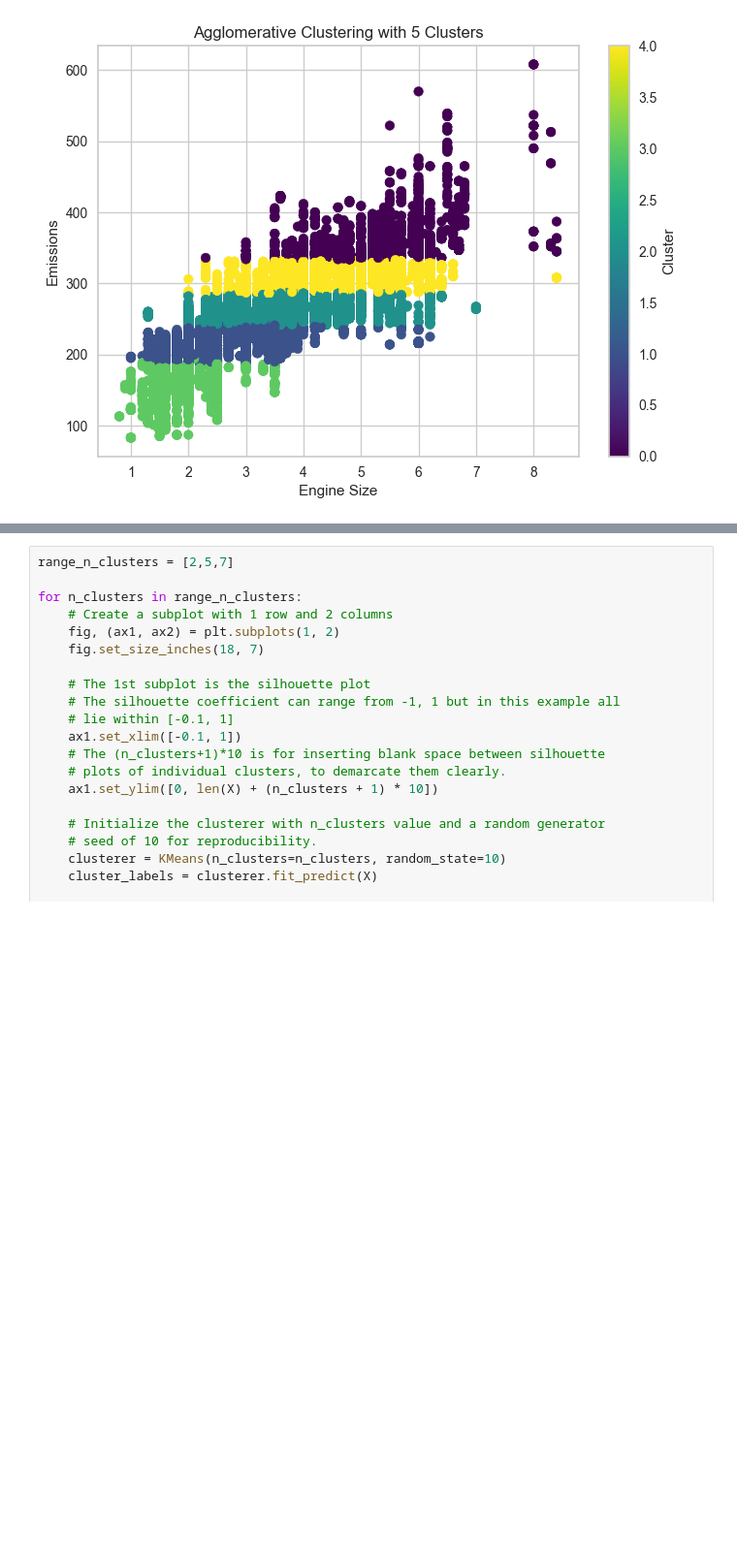
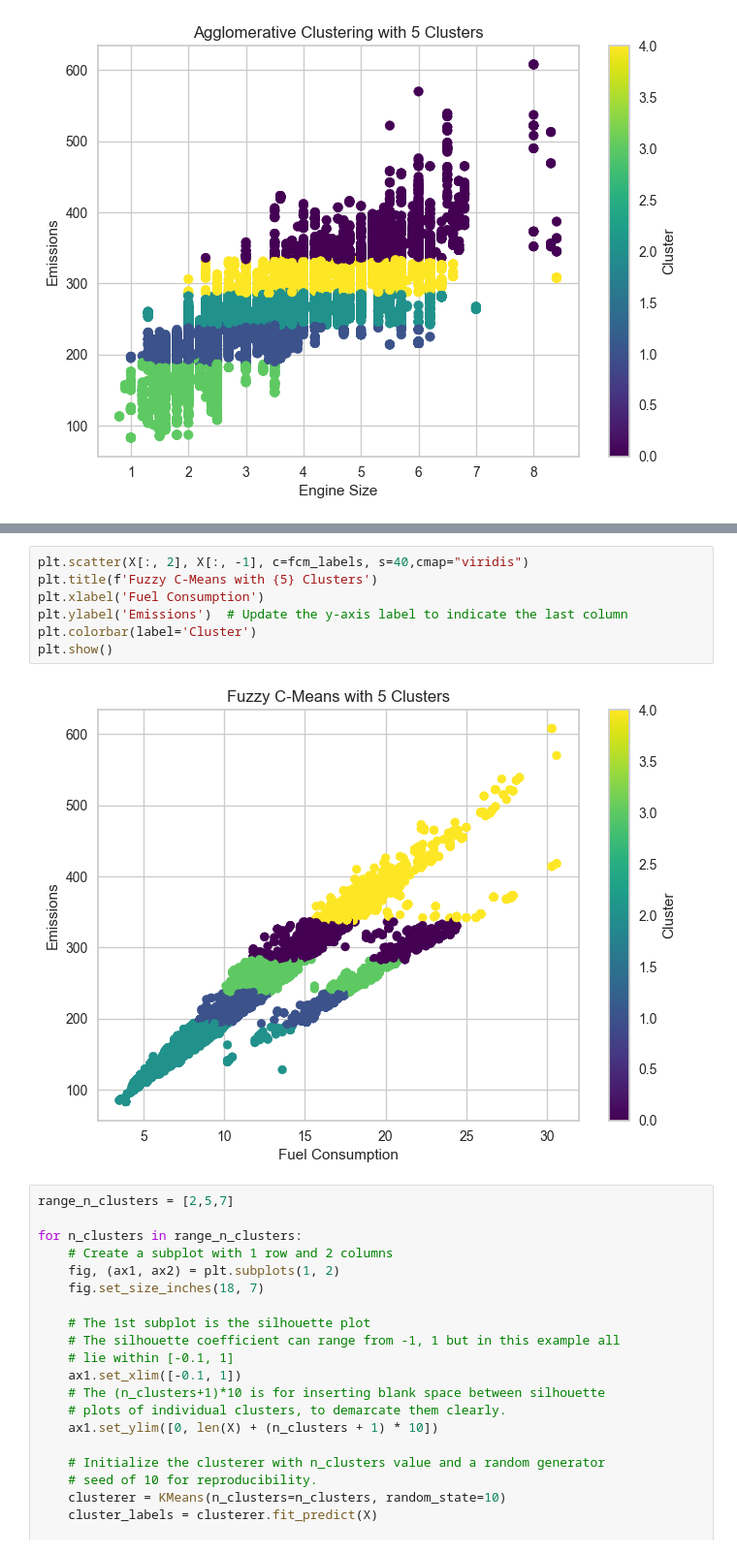
Before and after one commit to FabianJuarez182/Proyecto._Analisis_Exploratorio_MD, a Jupyter notebook: analisis_exploratorio2.ipynb, the cells around one changed output, grey strips where cells are left out. Shown at 97% size. Saved outputs shown, nothing was run; the diff lists cells and outputs as text; blank space fills up the shorter version.

```diff
--- a/analisis_exploratorio2.ipynb
+++ b/analisis_exploratorio2.ipynb
@@ -214,3 +278,12 @@ plt.show()
+# %%
+plt.scatter(X[:, 2], X[:, -1], c=fcm_labels, s=40,cmap="viridis")
+plt.title(f'Fuzzy C-Means with {5} Clusters')
+plt.xlabel('Fuel Consumption')
+plt.ylabel('Emissions')  # Update the y-axis label to indicate the last column
+plt.colorbar(label='Cluster')
+plt.show()
+# %% [output]
+[figure, added]
 # %%
 range_n_clusters = [2,5,7]
 
```
Also changed, not shown: parts of 11 cells of this notebook.
